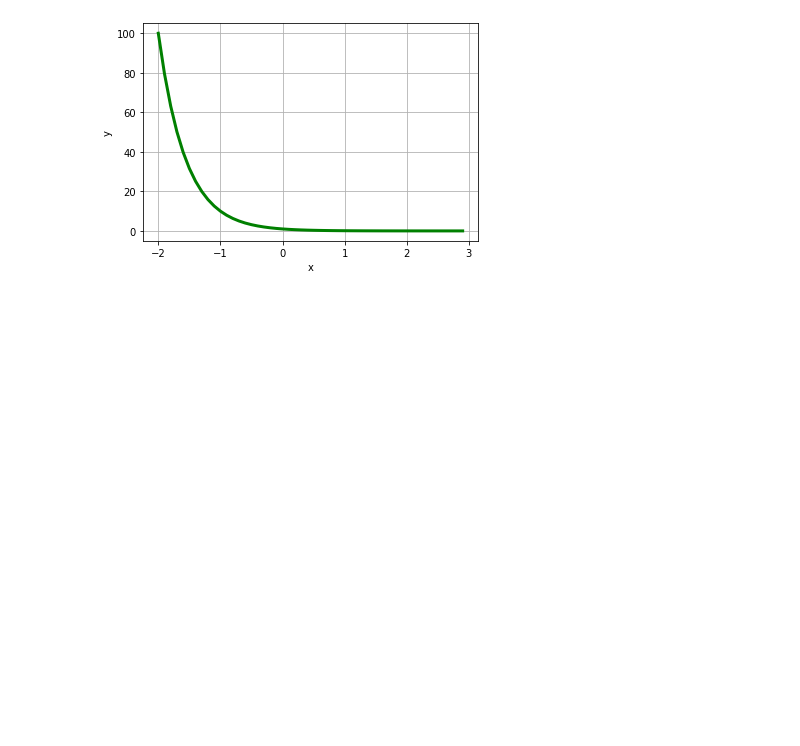
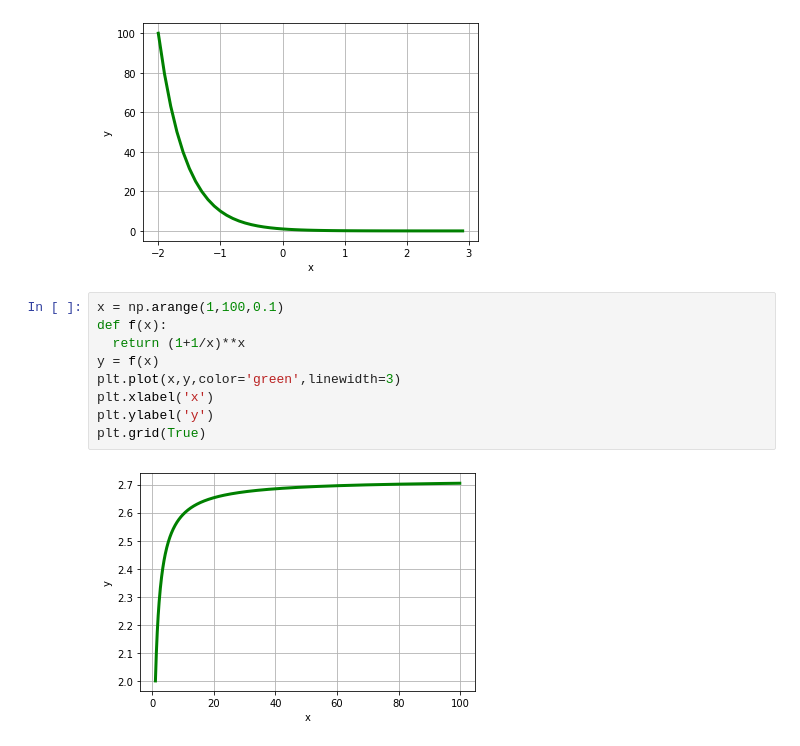
Before and after one commit to dxdiego5/data-science-growdev-matematica-statistica, a Jupyter notebook: funcoes_afim.ipynb, the cells around one changed output. Drawn from its saved outputs; the diff is of its cells as text; blank space fills up the shorter version.

```diff
--- a/funcoes_afim.ipynb
+++ b/funcoes_afim.ipynb
@@ -93,3 +93,14 @@ plt.ylabel('y')
 plt.grid(True)
 # %% [output]
 [figure]
+# %%
+x = np.arange(1,100,0.1)
+def f(x):
+  return (1+1/x)**x
+y = f(x)
+plt.plot(x,y,color='green',linewidth=3)
+plt.xlabel('x')
+plt.ylabel('y')
+plt.grid(True)
+# %% [output]
+[figure, added]
```
Also changed, not shown: parts of 5 cells of this notebook.
